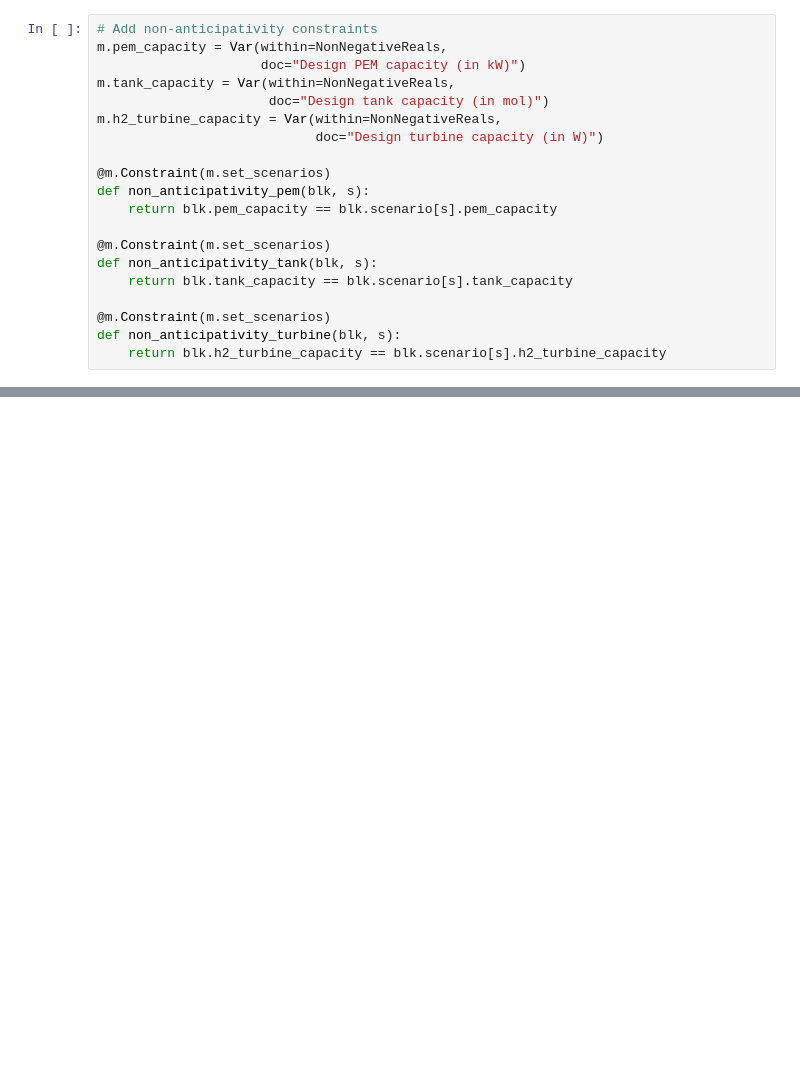
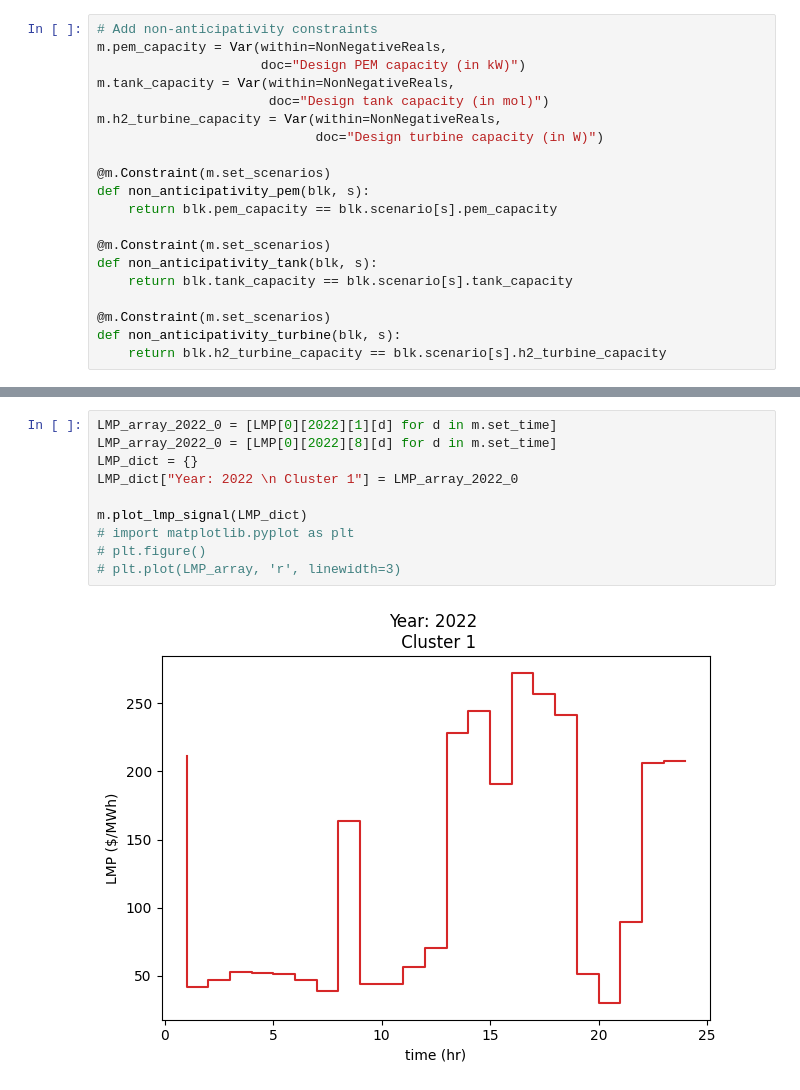
Before and after one commit to gmlc-dispatches/dispatches, a Jupyter notebook: dispatches/case_studies/nuclear_case/multiperiod_design_pricetaker_wTEALandSynhist.ipynb, the cells around one changed output, grey strips where cells are left out. Drawn from its saved outputs; the diff is of its cells as text; blank space fills up the shorter version.

```diff
--- a/dispatches/case_studies/nuclear_case/multiperiod_design_pricetaker_wTEALandSynhist.ipynb
+++ b/dispatches/case_studies/nuclear_case/multiperiod_design_pricetaker_wTEALandSynhist.ipynb
@@ -932,0 +964,12 @@ generate_plots(m.scenario[0], d=8, y=2022, set_time=m.set_time, lmp=m.LMP[0])
+# %%
+LMP_array_2022_0 = [LMP[0][2022][1][d] for d in m.set_time]
+LMP_array_2022_0 = [LMP[0][2022][8][d] for d in m.set_time]
+LMP_dict = {}
+LMP_dict["Year: 2022 \n Cluster 1"] = LMP_array_2022_0
+
+m.plot_lmp_signal(LMP_dict)
+# import matplotlib.pyplot as plt
+# plt.figure()
+# plt.plot(LMP_array, 'r', linewidth=3)
+# %% [output]
+[figure, added]
```
Also changed, not shown: parts of 22 cells of this notebook, 1 other file.
